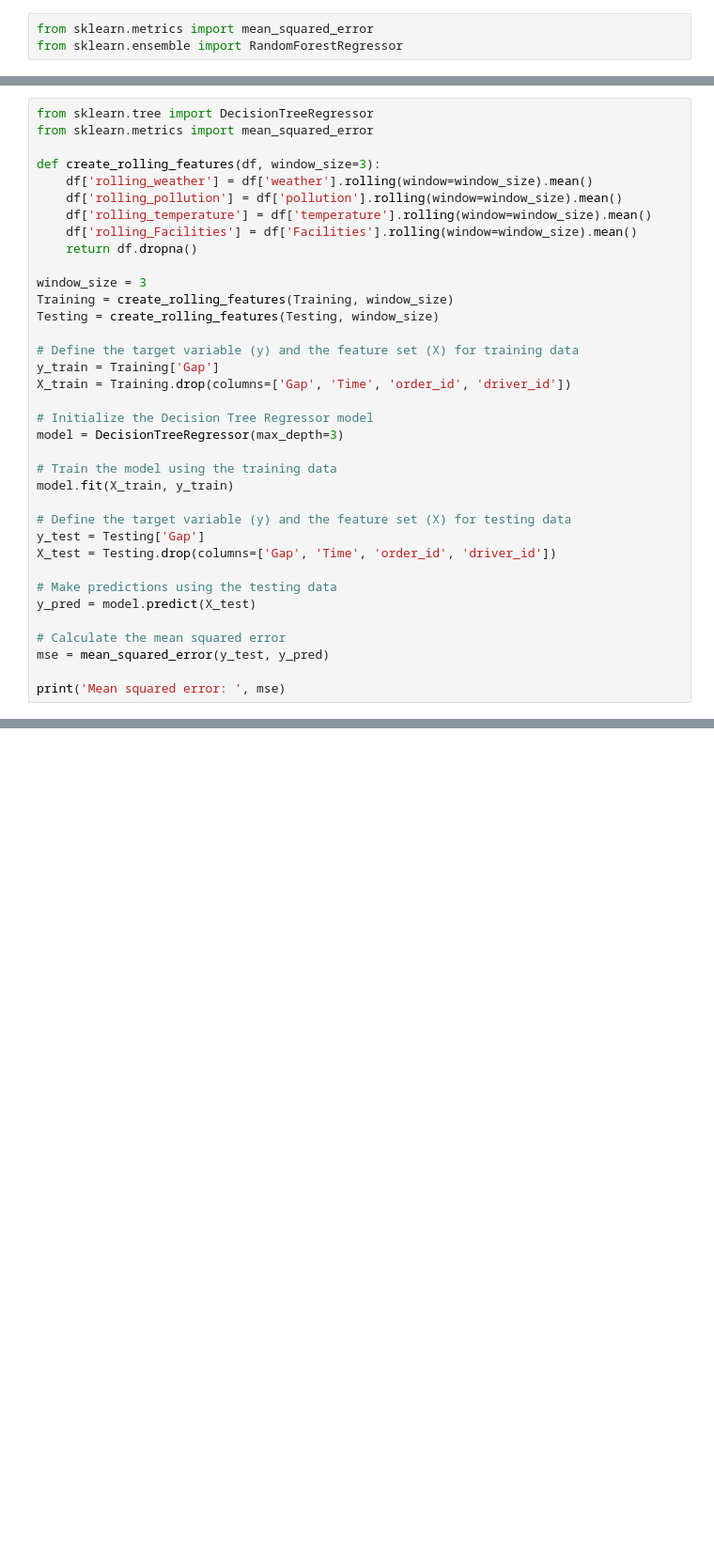
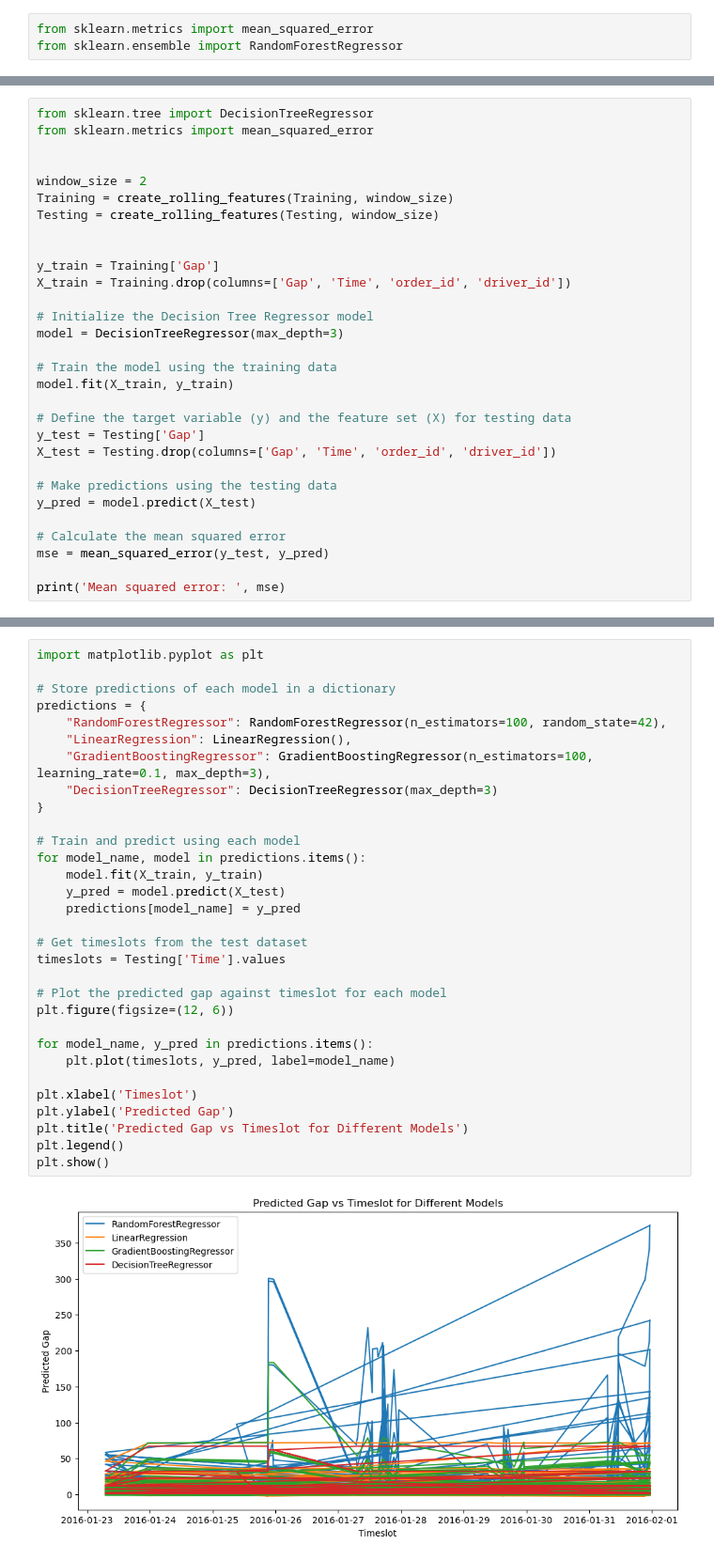
Before and after one commit to zubedafatima/Demand-Supply-Gap-Analysis-using-AI, a Jupyter notebook: AI/project.ipynb, the cells around one changed output, grey strips where cells are left out. Shown: that part at 94% size. Cells and saved outputs as stored; diff of their text form; blank space fills up the shorter version.

```diff
--- a/AI/project.ipynb
+++ b/AI/project.ipynb
@@ -761,18 +739,12 @@ Lowest mean squared error: 331.3345182090531
 from sklearn.tree import DecisionTreeRegressor
 from sklearn.metrics import mean_squared_error
 
-def create_rolling_features(df, window_size=3):
-    df['rolling_weather'] = df['weather'].rolling(window=window_size).mean()
-    df['rolling_pollution'] = df['pollution'].rolling(window=window_size).mean()
-    df['rolling_temperature'] = df['temperature'].rolling(window=window_size).mean()
-    df['rolling_Facilities'] = df['Facilities'].rolling(window=window_size).mean()
-    return df.dropna()
 
-window_size = 3
+window_size = 2
 Training = create_rolling_features(Training, window_size)
 Testing = create_rolling_features(Testing, window_size)
 
-# Define the target variable (y) and the feature set (X) for training data
+
 y_train = Training['Gap']
 X_train = Training.drop(columns=['Gap', 'Time', 'order_id', 'driver_id'])
 
@@ -858,0 +832,33 @@ Lowest mean squared error: 334.0692449233783
+# %%
+import matplotlib.pyplot as plt
+
+# Store predictions of each model in a dictionary
+predictions = {
+    "RandomForestRegressor": RandomForestRegressor(n_estimators=100, random_state=42),
+    "LinearRegression": LinearRegression(),
+    "GradientBoostingRegressor": GradientBoostingRegressor(n_estimators=100, learning_rate=0.1, max_depth=3),
+    "DecisionTreeRegressor": DecisionTreeRegressor(max_depth=3)
+}
+
+# Train and predict using each model
+for model_name, model in predictions.items():
+    model.fit(X_train, y_train)
+    y_pred = model.predict(X_test)
+    predictions[model_name] = y_pred
+
+# Get timeslots from the test dataset
+timeslots = Testing['Time'].values
+
+# Plot the predicted gap against timeslot for each model
+plt.figure(figsize=(12, 6))
+
+for model_name, y_pred in predictions.items():
+    plt.plot(timeslots, y_pred, label=model_name)
+
+plt.xlabel('Timeslot')
+plt.ylabel('Predicted Gap')
+plt.title('Predicted Gap vs Timeslot for Different Models')
+plt.legend()
+plt.show()
+# %% [output]
+[figure, added]
```
Also changed, not shown: parts of 13 cells of this notebook.
